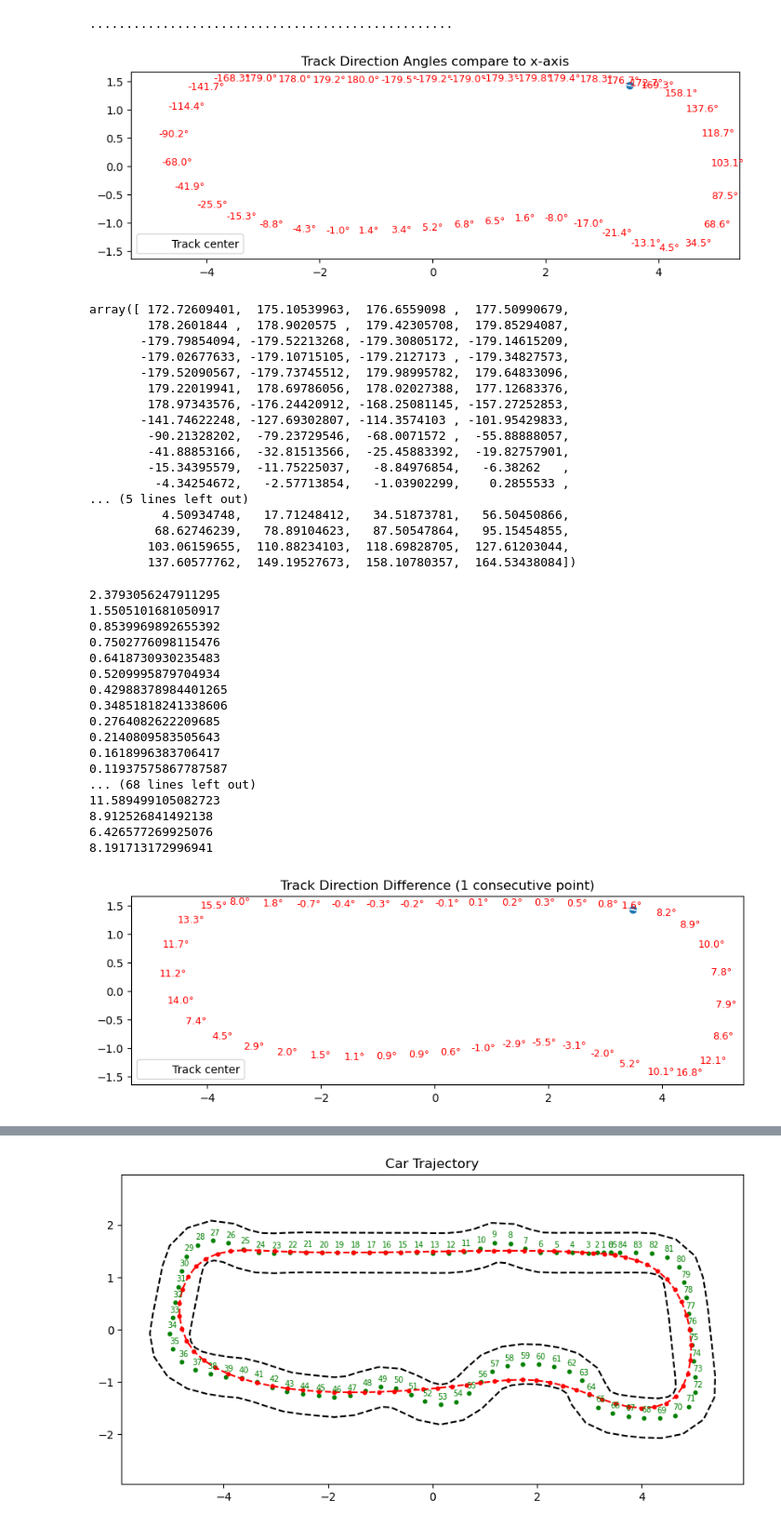
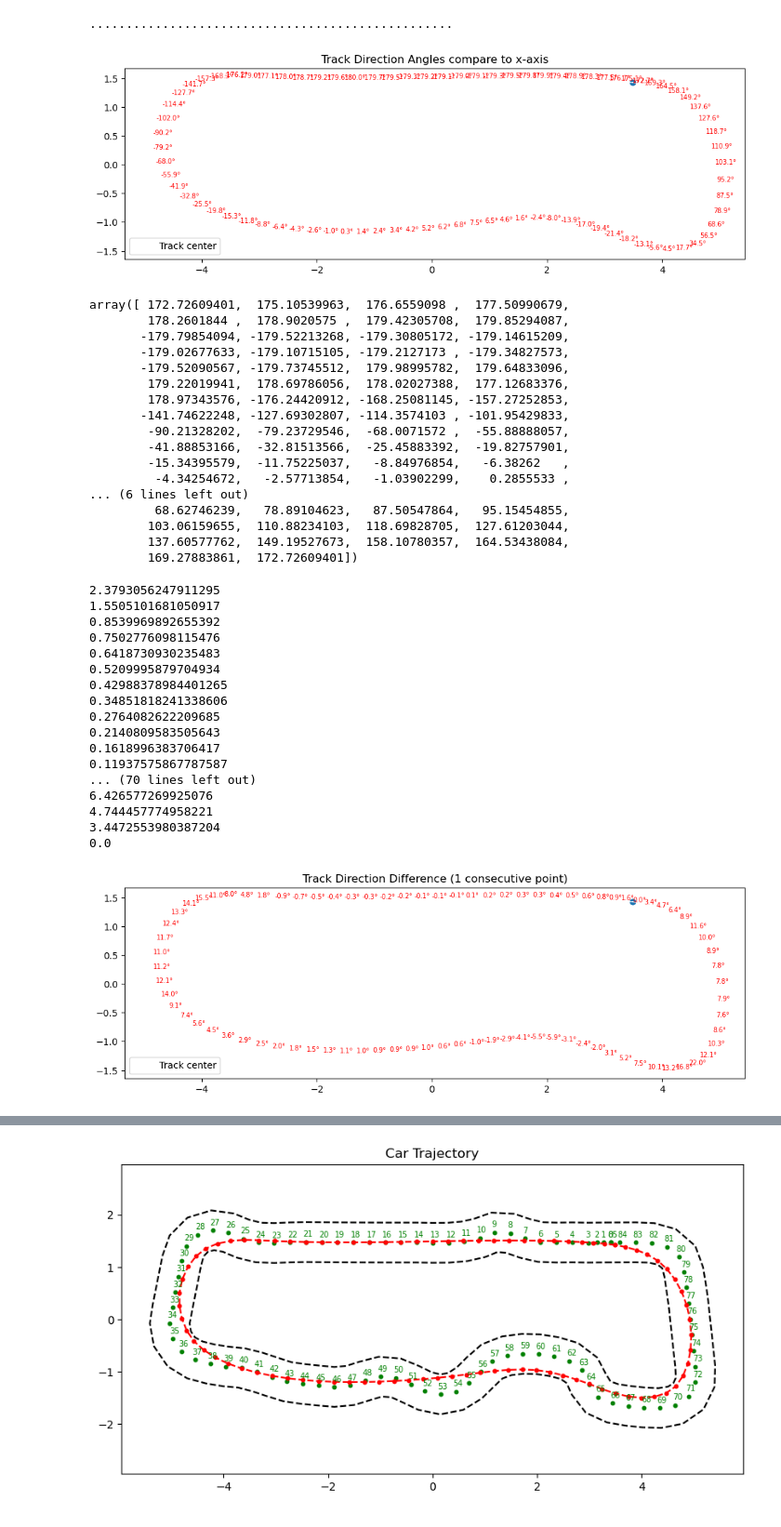
Before and after one commit to nachtdenkerr/42Horsepower, a Jupyter notebook: pre_compute.ipynb, the cells around one changed output, grey strips where cells are left out. Shown at 93% size. Saved outputs shown, nothing was run; the diff lists cells and outputs as text; code cells hidden in the pictures.

```diff
--- a/pre_compute.ipynb
+++ b/pre_compute.ipynb
@@ -174,16 +174,17 @@ def plot_track_angles(center_line, step=5):
 
 	# Compute direction vectors between consecutive points
 	directions = np.roll(center_line, -1, axis=0) - center_line
-	directions = directions[:N - 1]
+	directions[N - 1] = directions[0]
+	# directions = directions[:N - 1]
 	# Compute angles in degrees (-180 to 180)
 	angles = np.degrees(np.arctan2(directions[:, 1], directions[:, 0]))
-
-	plt.figure(figsize=(10, 5))
+	angles = (angles + 180) % 360 -180
+	plt.figure(figsize=(12, 6))
 	plt.plot(xs, ys, "w-", linewidth=1, label="Track center")
 	plt.scatter(xs[0], ys[0])
 	# Annotate with angles
 	for i in range(0, len(angles), step):
-		plt.text(xs[i], ys[i], f"{angles[i]:.1f}°", fontsize=9, color="red")
+		plt.text(xs[i], ys[i], f"{angles[i]:.1f}°", fontsize=7, color="red")
 
 	plt.gca().set_aspect("equal")
 	plt.title("Track Direction Angles compare to x-axis")
@@ -191,9 +192,9 @@ def plot_track_angles(center_line, step=5):
 	plt.show()
 	return angles
 # %%
-ideal_track_angles = plot_track_angles(ideal_race_line, step=2)
+ideal_track_angles = plot_track_angles(ideal_race_line, step=1)
 # %% [output]
-[figure, old version]
+[figure, new version]
 # %%
 ideal_track_angles
 # %% [output]
@@ -209,11 +210,11 @@ array([ 172.72609401,  175.10539963,  176.6559098 ,  177.50990679,
         -41.88853166,  -32.81513566,  -25.45883392,  -19.82757901,
         -15.34395579,  -11.75225037,   -8.84976854,   -6.38262   ,
          -4.34254672,   -2.57713854,   -1.03902299,    0.2855533 ,
-... (5 lines left out)
-          4.50934748,   17.71248412,   34.51873781,   56.50450866,
+... (6 lines left out)
          68.62746239,   78.89104623,   87.50547864,   95.15454855,
         103.06159655,  110.88234103,  118.69828705,  127.61203044,
-        137.60577762,  149.19527673,  158.10780357,  164.53438084])
+        137.60577762,  149.19527673,  158.10780357,  164.53438084,
+        169.27883861,  172.72609401])
 # %%
 track_angle_diff = np.roll(ideal_track_angles, -1, axis=0) - ideal_track_angles
 track_angle_diff = (track_angle_diff + 180) % 360 - 180
@@ -232,28 +233,28 @@ for i in range(len(track_angle_diff)):
 0.2140809583505643
 0.1618996383706417
 0.11937575867787587
-... (68 lines left out)
-11.589499105082723
-8.912526841492138
+... (70 lines left out)
 6.426577269925076
-8.191713172996941
+4.744457774958221
+3.4472553980387204
+0.0
 # %%
 N = len(ideal_race_line) - 1
 xs, ys = ideal_race_line[:, 0], ideal_race_line[:, 1]
 
-plt.figure(figsize=(10, 5))
+plt.figure(figsize=(12, 6))
 plt.plot(xs, ys, "w-", linewidth=1, label="Track center")
 plt.scatter(xs[0], ys[0])
 # Annotate with angles
-for i in range(1, len(track_angle_diff), 2):
-	plt.text(xs[i], ys[i], f"{track_angle_diff[i]:.1f}°", fontsize=9, color="red")
+for i in range(1, len(track_angle_diff), 1):
+	plt.text(xs[i], ys[i], f"{track_angle_diff[i]:.1f}°", fontsize=7, color="red")
 
 plt.gca().set_aspect("equal")
 plt.title("Track Direction Difference (1 consecutive point)")
 plt.legend()
 plt.show()
 # %% [output]
-[figure, old version]
+[figure, new version]
 # %%
 N = len(ideal_race_line)
 xs, ys = ideal_race_line[:, 0], ideal_race_line[:, 1]
```
Also changed, not shown: parts of 4 cells of this notebook, 1 other file.
